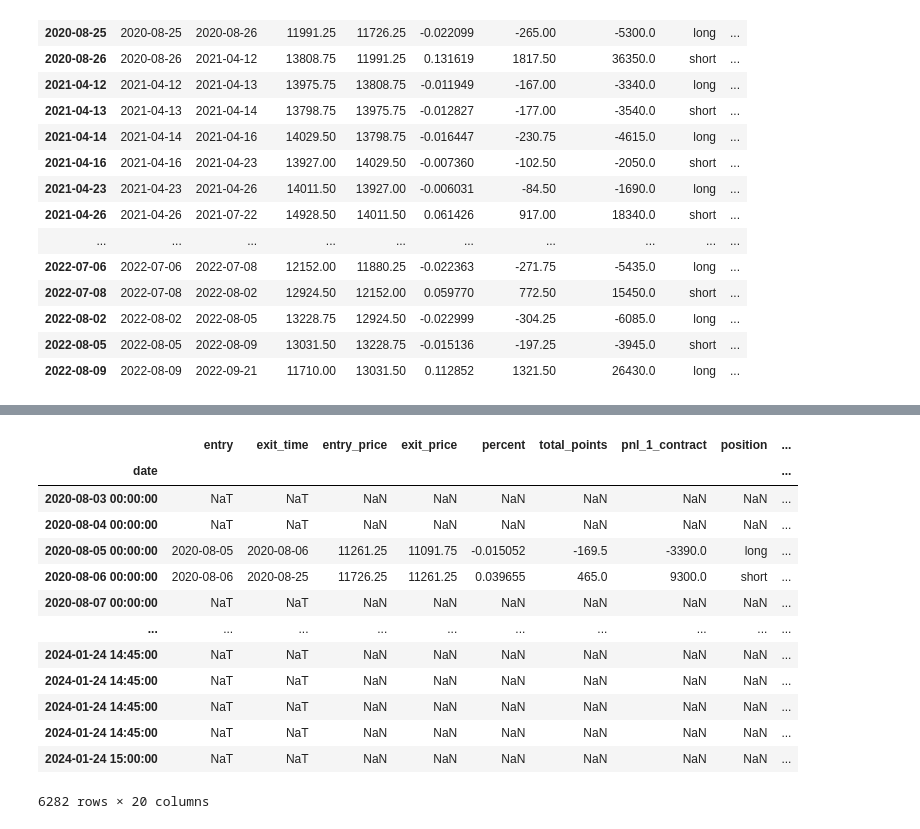
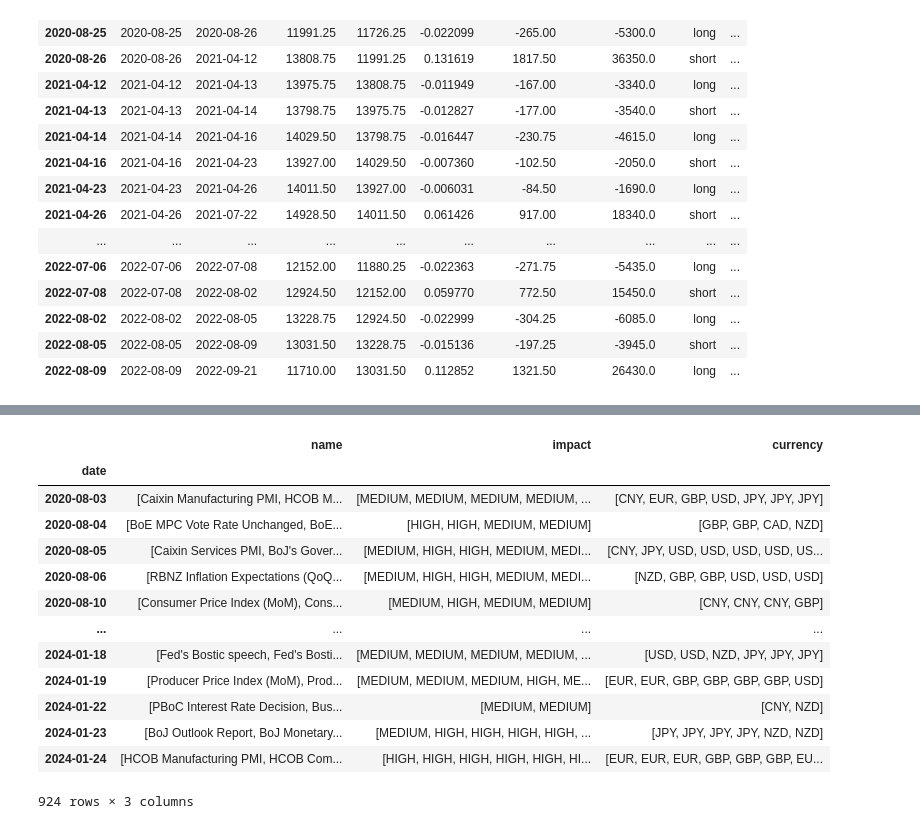
Before and after one commit to elliotwatt/project2, a Jupyter notebook: market_prof_w_comments.ipynb, the cells around one changed output, grey strips where cells are left out. Cells and saved outputs as stored; diff of their text form; code cells hidden in the pictures.

```diff
--- a/market_prof_w_comments.ipynb
+++ b/market_prof_w_comments.ipynb
@@ -435,18 +441,29 @@ news_df
-# %%
-nas_trades_news = pd.concat([nas_and_trades, news_df], axis=1)
-nas_trades_news
-# %% [output]
-|  | entry | exit_time | entry_price | exit_price | percent | total_points | pnl_1_contract | position | ... |
-| date |  |  |  |  |  |  |  |  | ... |
-| 2020-08-03 00:00:00 | NaT | NaT | NaN | NaN | NaN | NaN | NaN | NaN | ... |
-| 2020-08-04 00:00:00 | NaT | NaT | NaN | NaN | NaN | NaN | NaN | NaN | ... |
-| 2020-08-05 00:00:00 | 2020-08-05 | 2020-08-06 | 11261.25 | 11091.75 | -0.015052 | -169.5 | -3390.0 | long | ... |
-| 2020-08-06 00:00:00 | 2020-08-06 | 2020-08-25 | 11726.25 | 11261.25 | 0.039655 | 465.0 | 9300.0 | short | ... |
-| 2020-08-07 00:00:00 | NaT | NaT | NaN | NaN | NaN | NaN | NaN | NaN | ... |
-| ... | ... | ... | ... | ... | ... | ... | ... | ... | ... |
-| 2024-01-24 14:45:00 | NaT | NaT | NaN | NaN | NaN | NaN | NaN | NaN | ... |
-| 2024-01-24 14:45:00 | NaT | NaT | NaN | NaN | NaN | NaN | NaN | NaN | ... |
-| 2024-01-24 14:45:00 | NaT | NaT | NaN | NaN | NaN | NaN | NaN | NaN | ... |
-| 2024-01-24 14:45:00 | NaT | NaT | NaN | NaN | NaN | NaN | NaN | NaN | ... |
-| 2024-01-24 15:00:00 | NaT | NaT | NaN | NaN | NaN | NaN | NaN | NaN | ... |
-6282 rows × 20 columns
+# %%
+news_df.index = pd.to_datetime(news_df.index.date)
+
+# Group by the modified 'date' index and aggregate the other columns
+grouped_news = news_df.groupby(news_df.index).agg({
+    'name': lambda x: list(x),
+    'impact': lambda x: list(x),
+    'currency': lambda x: list(x)
+})
+
+grouped_news = grouped_news.rename_axis('date')
+
+# Display the resulting DataFrame
+grouped_news
+# %% [output]
+|  | name | impact | currency |
+| date |  |  |  |
+| 2020-08-03 | [Caixin Manufacturing PMI, HCOB M... | [MEDIUM, MEDIUM, MEDIUM, MEDIUM, ... | [CNY, EUR, GBP, USD, JPY, JPY, JPY] |
+| 2020-08-04 | [BoE MPC Vote Rate Unchanged, BoE... | [HIGH, HIGH, MEDIUM, MEDIUM] | [GBP, GBP, CAD, NZD] |
+| 2020-08-05 | [Caixin Services PMI, BoJ's Gover... | [MEDIUM, HIGH, HIGH, MEDIUM, MEDI... | [CNY, JPY, USD, USD, USD, USD, US... |
+| 2020-08-06 | [RBNZ Inflation Expectations (QoQ... | [MEDIUM, HIGH, HIGH, MEDIUM, MEDI... | [NZD, GBP, GBP, USD, USD, USD] |
+| 2020-08-10 | [Consumer Price Index (MoM), Cons... | [MEDIUM, HIGH, MEDIUM, MEDIUM] | [CNY, CNY, CNY, GBP] |
+| ... | ... | ... | ... |
+| 2024-01-18 | [Fed's Bostic speech, Fed's Bosti... | [MEDIUM, MEDIUM, MEDIUM, MEDIUM, ... | [USD, USD, NZD, JPY, JPY, JPY] |
+| 2024-01-19 | [Producer Price Index (MoM), Prod... | [MEDIUM, MEDIUM, MEDIUM, HIGH, ME... | [EUR, EUR, GBP, GBP, GBP, GBP, USD] |
+| 2024-01-22 | [PBoC Interest Rate Decision, Bus... | [MEDIUM, MEDIUM] | [CNY, NZD] |
+| 2024-01-23 | [BoJ Outlook Report, BoJ Monetary... | [MEDIUM, HIGH, HIGH, HIGH, HIGH, ... | [JPY, JPY, JPY, JPY, NZD, NZD] |
+| 2024-01-24 | [HCOB Manufacturing PMI, HCOB Com... | [HIGH, HIGH, HIGH, HIGH, HIGH, HI... | [EUR, EUR, EUR, GBP, GBP, GBP, EU... |
+924 rows × 3 columns
```
Also changed, not shown: parts of 4 cells of this notebook.
